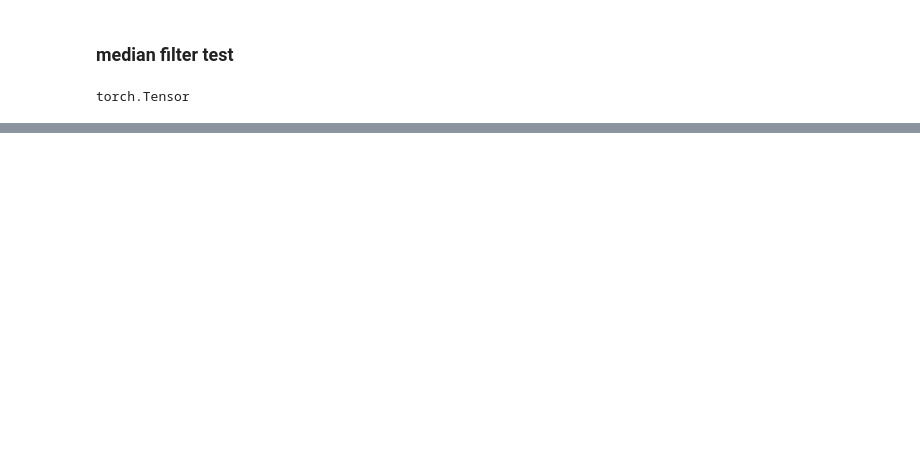
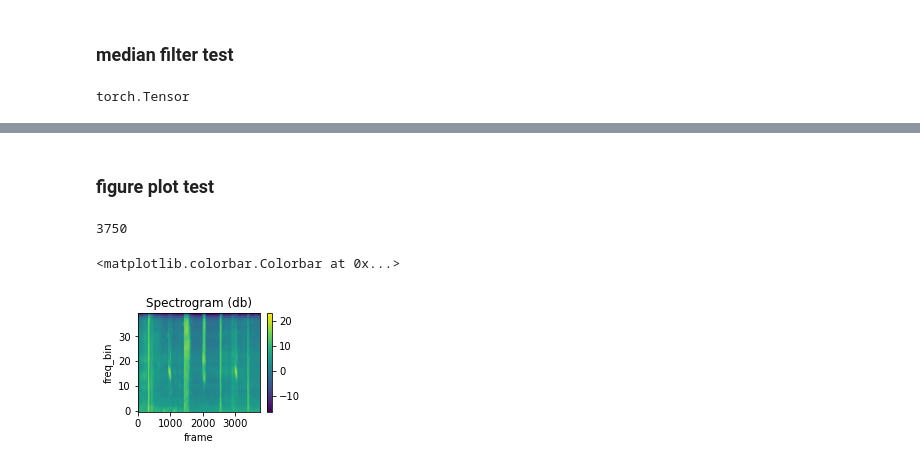
Before and after one commit to black-mold/crash_surveillance_SED_CRNN, a Jupyter notebook: run.ipynb, the cells around one changed output, grey strips where cells are left out. Saved outputs shown, nothing was run; the diff lists cells and outputs as text; code cells hidden in the pictures; blank space fills up the shorter version.

```diff
--- a/run.ipynb
+++ b/run.ipynb
@@ -596,0 +534,2 @@ print(type(pred_threshold))
+# %% [markdown]
+### figure plot test
@@ -596,0 +552,25 @@ print(type(pred_threshold))
+# %%
+n_frame = target.shape[0]
+print(n_frame)
+
+ylabel='freq_bin'
+aspect='auto'
+title = None
+xmax = None
+# %% [output]
+3750
+# %%
+fig = plt.figure()
+
+#spectrogram
+ax1 = plt.subplot(221)
+ax1.set_title(title or 'Spectrogram (db)')
+ax1.set_ylabel(ylabel)
+ax1.set_xlabel('frame')
+im = ax1.imshow(librosa.power_to_db(spec), origin='lower', aspect=aspect)
+if xmax:
+    ax1.set_xlim((0, xmax))
+fig.colorbar(im, ax=ax1)
+# %% [output]
+<matplotlib.colorbar.Colorbar at 0x...>
+[figure, added]
```
Also changed, not shown: parts of 36 cells of this notebook, 6 other files.
